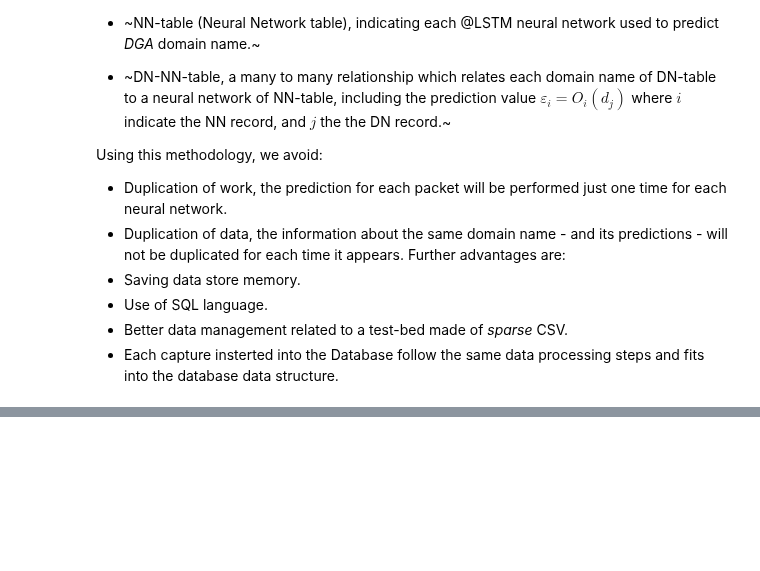
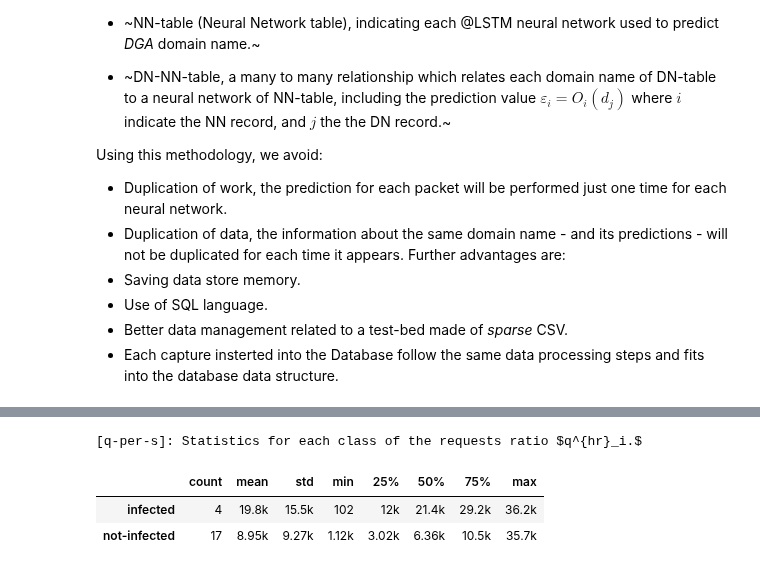
Before and after one commit to princio/dga-detection-analysis-framework, a Jupyter notebook: ml/book/dataset1.ipynb, the cells around one changed output, grey strips where cells are left out. Saved outputs shown, nothing was run; the diff lists cells and outputs as text; code cells hidden in the pictures; blank space fills up the shorter version.

```diff
--- a/ml/book/dataset1.ipynb
+++ b/ml/book/dataset1.ipynb
@@ -482,3 +396,28 @@ plt.close()
+# %%
+# This should be useless because the duration analysis will lead us to the slot analysis
+
+q_per_s_1d = DF.copy()
+
+q_per_s_1d = q_per_s_1d[q_per_s_1d["d"] < 60 * 60 * 24]
+
+q_per_s_1d["day"] = q_per_s_1d["q"] / (q_per_s_1d["d"] / per_time)
+q_per_s_1d["day"] = q_per_s_1d["q"] / (q_per_s_1d["d"] / per_time)
+
+
+q_per_s_1d = q_per_s_1d[[ratio_label, "dga"]].groupby("dga").describe()
+q_per_s_1d.index.rename(None, inplace=True)
+
+q_per_s_1d.columns = q_per_s_1d.columns.droplevel(0)
+q_per_s_1d = Table(
+    q_per_s_1d.map(lambda x: qq.Quantity(x).render(prec=2)),
+    Tables.Q_PER_S,
+    caption=f"Statistics for each class of the requests ratio ${qi_hr}.$"
+)
+# %% [output]
+[q-per-s]: Statistics for each class of the requests ratio $q^{hr}_i.$
+|  | count | mean | std | min | 25% | 50% | 75% | max |
+| infected | 4 | 19.8k | 15.5k | 102 | 12k | 21.4k | 29.2k | 36.2k |
+| not-infected | 17 | 8.95k | 9.27k | 1.12k | 3.02k | 6.36k | 10.5k | 35.7k |
 # %%
 
 pp(f"""
```
Also changed, not shown: parts of 5 cells of this notebook, 4 other files.
